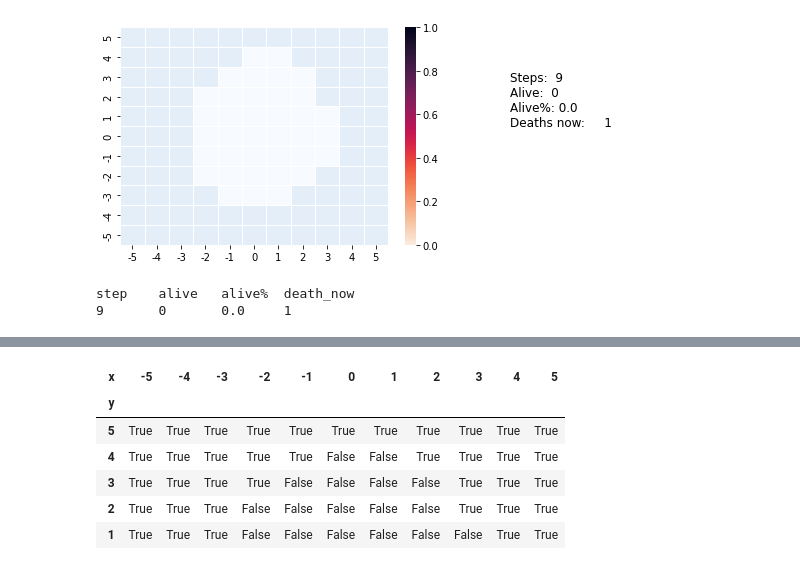
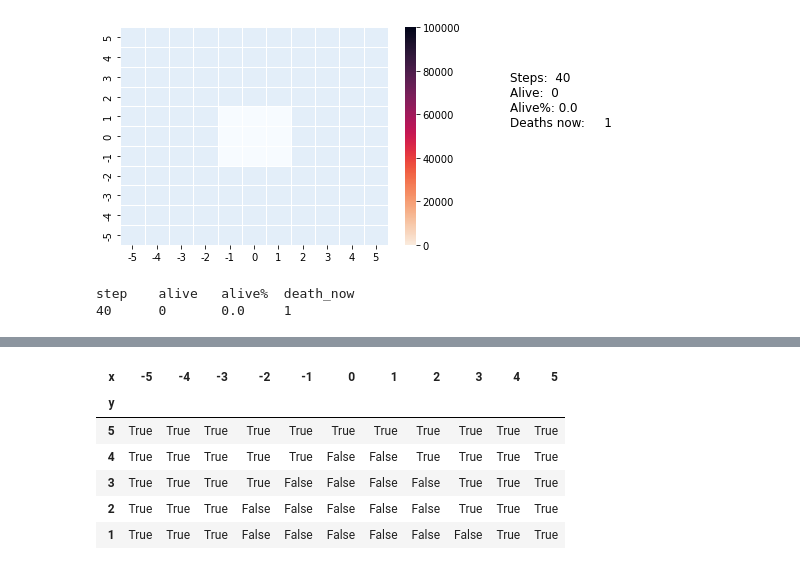
Before and after one commit to prenassipaolo/optiver_puzzle, a Jupyter notebook: base.ipynb, the cells around one changed output, grey strips where cells are left out. Cells and saved outputs as stored; diff of their text form; code cells hidden in the pictures.

Commit message:
split code into files and create function to find inside_points

```diff
--- a/base.ipynb
+++ b/base.ipynb
@@ -9,3 +12,7 @@ import time
 SEED = 0
 NUM_ANTS = int(1e5)
 MAX_STEPS = 100
+MAX_ITER = 100
+GRID_HEIGHT = 11
+GRID_WIDTH = 11
+WAIT_TIME = 1
@@ -26,2 +18,0 @@ def ellipse(x, y):
-# %%
-constraints = ellipse
@@ -156,5 +19,11 @@ class Grid():
+# %%
+# store the function that crates the boundaries
+constraints = constraints.Constraint(constraints.square)
 # %%
-def tracking(num_ants, max_steps=1, grid_height=10, grid_width=10, wait_time:int=None, show_animation:bool=True):
+def tracking(num_ants, constraints, max_steps=1, grid_height=10, grid_width=10, wait_time:int=None, show_animation:bool=True, seed=0):
+
+    # set initial seed
+    np.random.seed(seed)
 
     ants = Ants(num_ants)
     grid = Grid(grid_height, grid_width)
@@ -167,7 +36,7 @@ def tracking(num_ants, max_steps=1, grid_height=10, grid_width=10, wait_time:int
 
     while ants.step<=max_steps and ants.num_alive>0:
         clear_output(wait=True)
-        ants.move()
+        ants.move(constraints)
         grid.update_grid(changes=ants.summarize_positions())
         if show_animation:
             text = '{}\t{}\n{}\t{}\n{}\t{}\n{}\t{}'.format(
@@ -191,11 +60,16 @@ def tracking(num_ants, max_steps=1, grid_height=10, grid_width=10, wait_time:int
 
     return death_history, ants, grid
 # %%
-# print('Ants creation...')
-# ants = Ants(NUM_ANTS)
-print('Movements tracking...')
-death_history, ants, grid = tracking(num_ants=NUM_ANTS//100000, max_steps=MAX_STEPS, grid_height=11, grid_width=11, wait_time=1)
+death_history, ants, grid = tracking(
+    num_ants=NUM_ANTS,
+    constraints = constraints,
+    max_steps=MAX_STEPS,
+    grid_height=GRID_HEIGHT,
+    grid_width=GRID_WIDTH,
+    wait_time=WAIT_TIME,
+    seed=SEED
+    )
 # %% [output]
-[figure, old version]
+[figure, new version]
 step    alive   alive%  death_now
-9       0       0.0     1
+40      0       0.0     1
```
Also changed, not shown: parts of 14 cells of this notebook, 3 other files.
